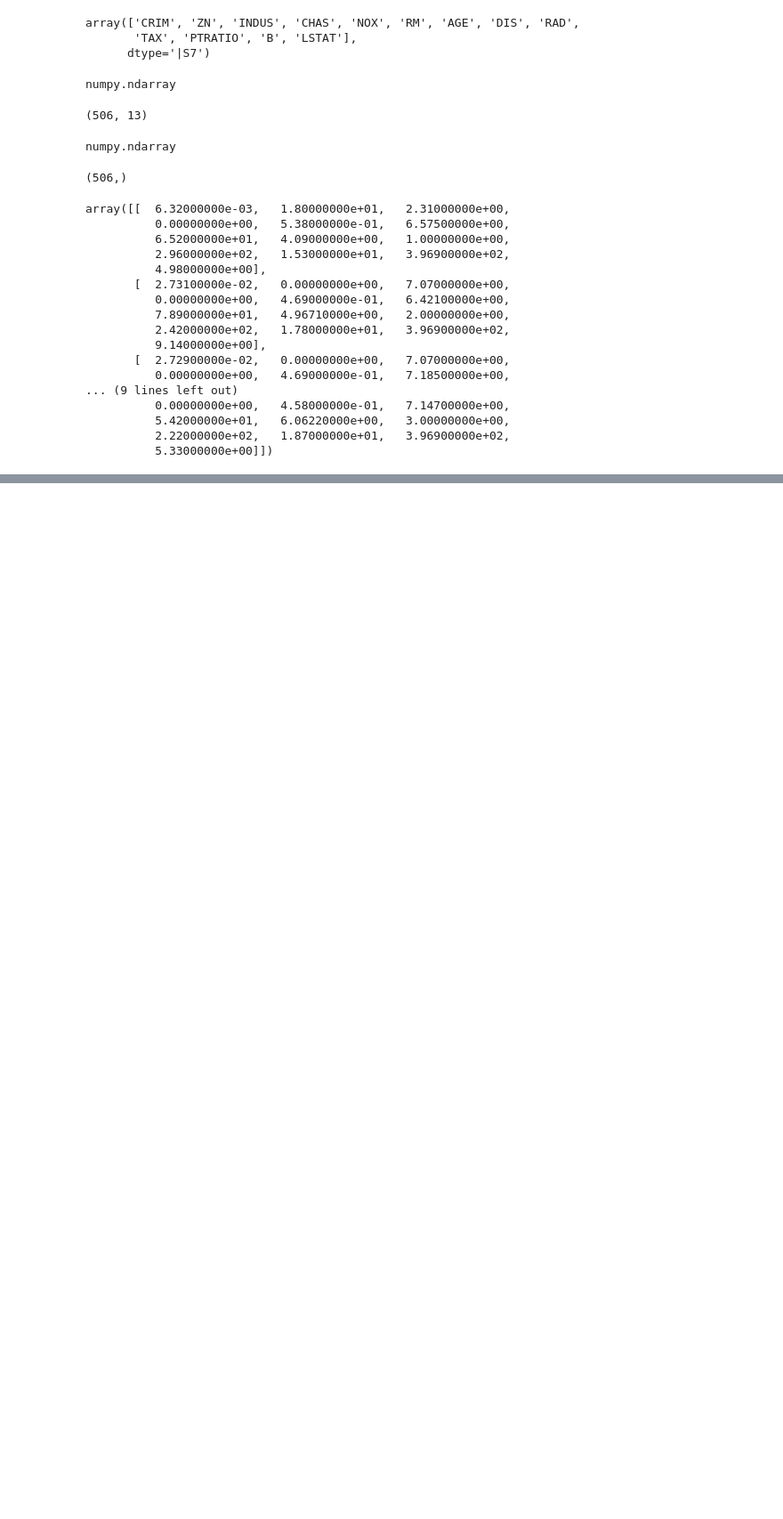
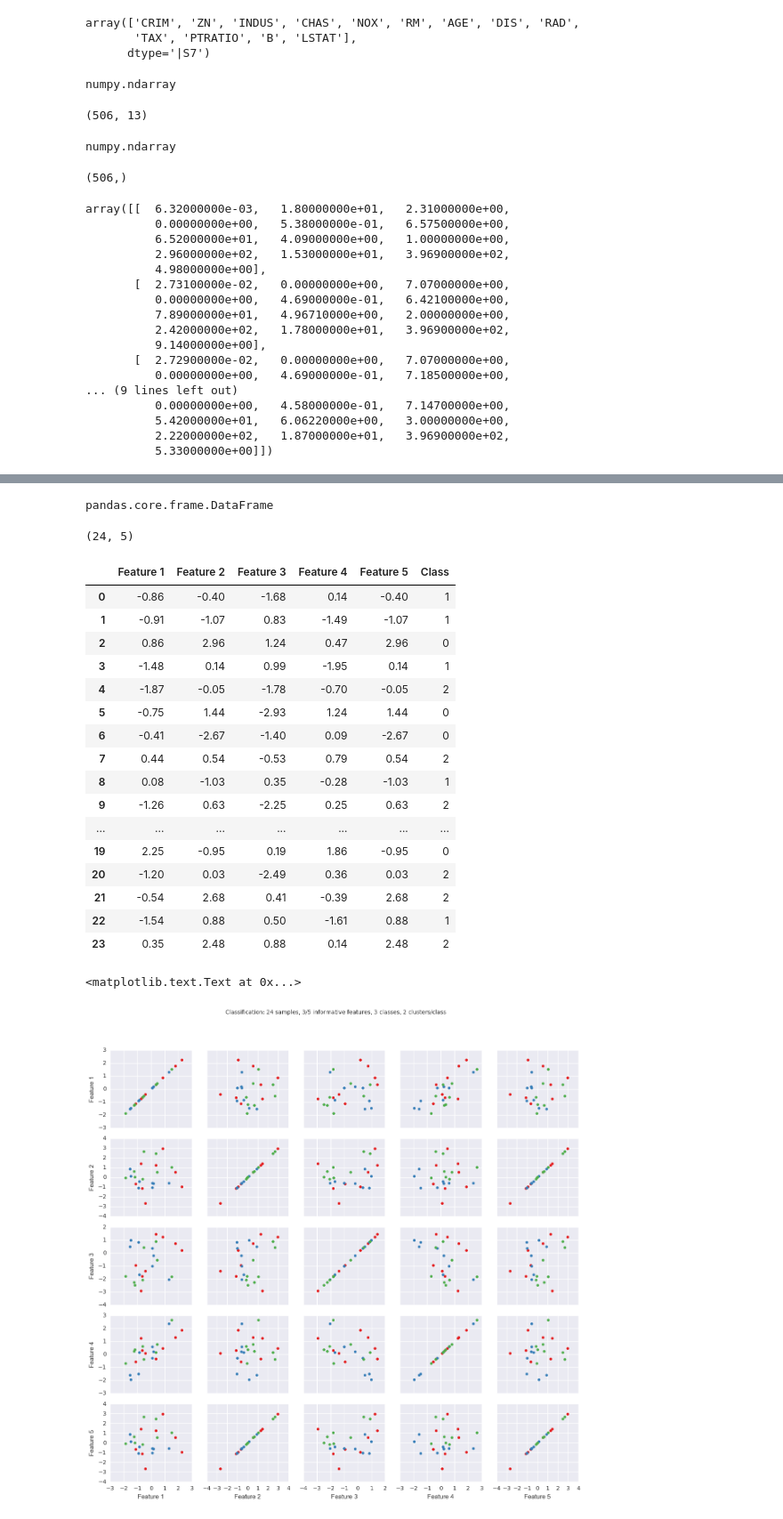
Before and after one commit to niranjv/ml-notes, a Jupyter notebook: Datasets.ipynb, the cells around one changed output, grey strips where cells are left out. Shown: that part at 89% size. Drawn from its saved outputs; the diff is of its cells as text; code cells hidden in the pictures; blank space fills up the shorter version.

```diff
--- a/Datasets.ipynb
+++ b/Datasets.ipynb
@@ -152,0 +150,41 @@ array([1, 1, 1, 0, 1, 0, 0, 1, 0, 1, 0, 1, 0, 1, 0, 0, 0, 1, 1, 1, 0, 1, 0,
+# %%
+X, y = make_classification(n_samples=24, n_features=5, n_informative=3, n_redundant=1, n_repeated=1,
+                           n_classes=3, n_clusters_per_class=2, random_state=1)
+df = pd.DataFrame(np.round(X,2))
+df.columns = ['Feature 1', 'Feature 2', 'Feature 3', 'Feature 4', 'Feature 5']
+type(df)
+df.shape
+
+df2 = pd.DataFrame(y)
+df2.columns = ['Class']
+
+df = pd.concat([df, df2], axis=1)
+df
+
+
+g = sns.PairGrid(df, palette='Set1', hue='Class', vars=['Feature 1', 'Feature 2', 'Feature 3', 'Feature 4', 'Feature 5'])
+g = g.map(plt.scatter)
+plt.subplots_adjust(top=0.9)
+g.fig.suptitle('Classification: 24 samples, 3/5 informative features, 3 classes, 2 clusters/class')
+# %% [output]
+pandas.core.frame.DataFrame
+(24, 5)
+|  | Feature 1 | Feature 2 | Feature 3 | Feature 4 | Feature 5 | Class |
+| 0 | -0.86 | -0.40 | -1.68 | 0.14 | -0.40 | 1 |
+| 1 | -0.91 | -1.07 | 0.83 | -1.49 | -1.07 | 1 |
+| 2 | 0.86 | 2.96 | 1.24 | 0.47 | 2.96 | 0 |
+| 3 | -1.48 | 0.14 | 0.99 | -1.95 | 0.14 | 1 |
+| 4 | -1.87 | -0.05 | -1.78 | -0.70 | -0.05 | 2 |
+| 5 | -0.75 | 1.44 | -2.93 | 1.24 | 1.44 | 0 |
+| 6 | -0.41 | -2.67 | -1.40 | 0.09 | -2.67 | 0 |
+| 7 | 0.44 | 0.54 | -0.53 | 0.79 | 0.54 | 2 |
+| 8 | 0.08 | -1.03 | 0.35 | -0.28 | -1.03 | 1 |
+| 9 | -1.26 | 0.63 | -2.25 | 0.25 | 0.63 | 2 |
+| ... | ... | ... | ... | ... | ... | ... |
+| 19 | 2.25 | -0.95 | 0.19 | 1.86 | -0.95 | 0 |
+| 20 | -1.20 | 0.03 | -2.49 | 0.36 | 0.03 | 2 |
+| 21 | -0.54 | 2.68 | 0.41 | -0.39 | 2.68 | 2 |
+| 22 | -1.54 | 0.88 | 0.50 | -1.61 | 0.88 | 1 |
+| 23 | 0.35 | 2.48 | 0.88 | 0.14 | 2.48 | 2 |
+<matplotlib.text.Text at 0x...>
+[figure, added]
```
Also changed, not shown: parts of 13 cells of this notebook.
